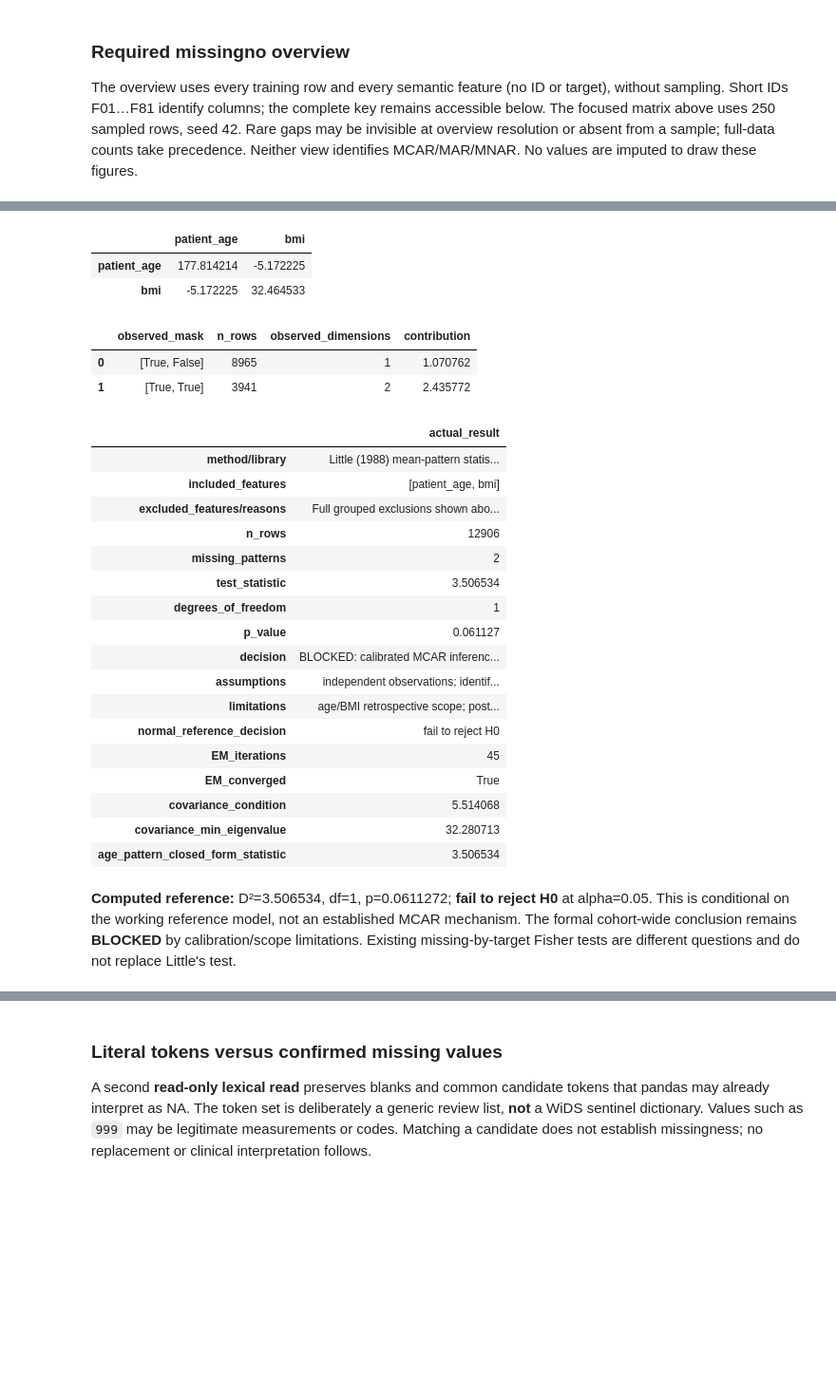
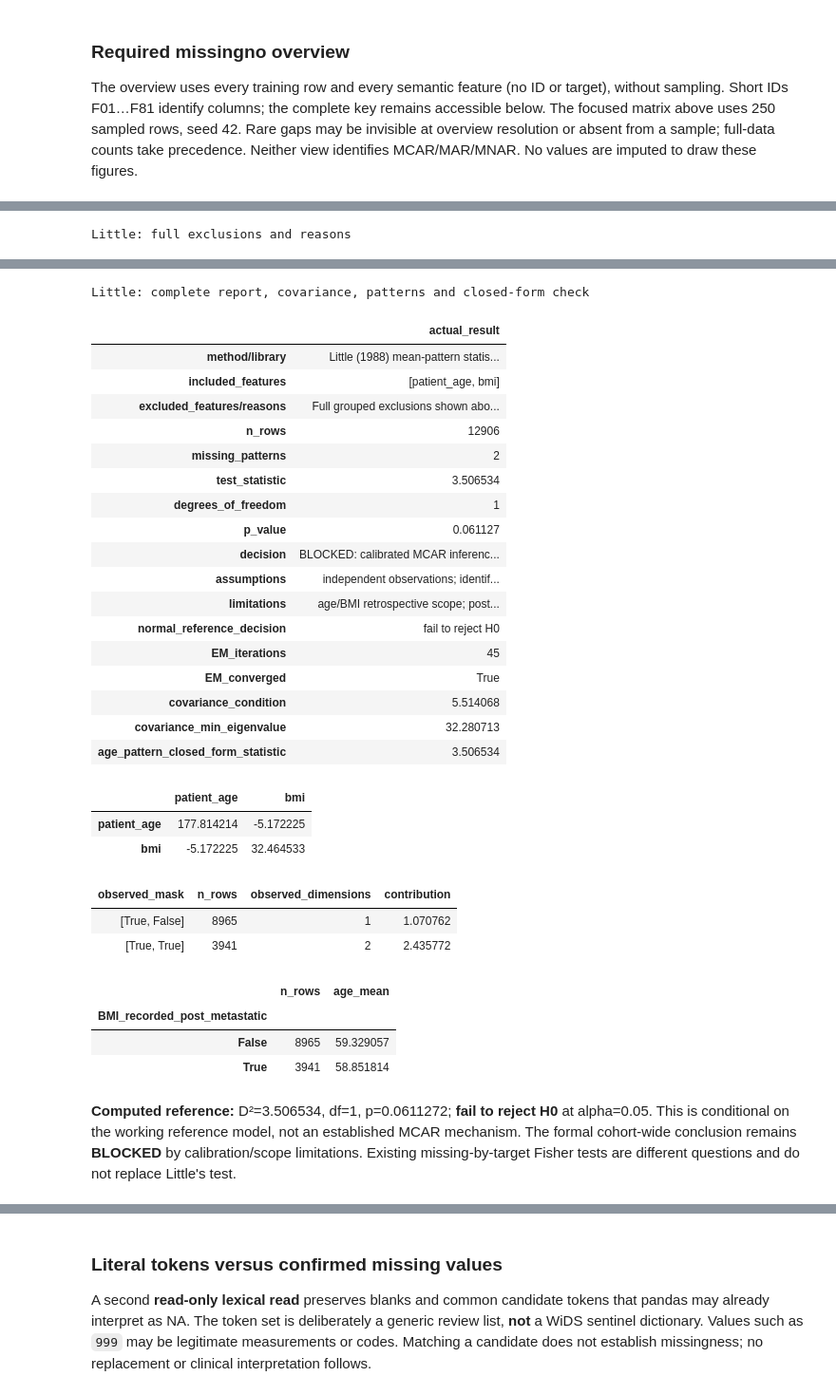
Before and after one commit to hungstupid/data-mining-preprocessing, a Jupyter notebook: book/tabular/01_eda.ipynb, the cells around one changed output, grey strips where cells are left out. Shown at 95% size. Saved outputs shown, nothing was run; the diff lists cells and outputs as text; code cells hidden in the pictures; blank space fills up the shorter version.

```diff
--- a/book/tabular/01_eda.ipynb
+++ b/book/tabular/01_eda.ipynb
@@ -686,8 +698,8 @@ little_exclusion_groups = pd.DataFrame([
      "reason": "contextual/shared-ZIP numerical variables; dependence and singular/compositional covariance risk"},
     {"excluded_features": [ID, TARGET], "reason": "identifier and outcome; not candidate numerical measurements"},
 ])
-with pd.option_context("display.max_colwidth", None):
-    display(little_exclusion_groups)
+display(HTML("<details><summary>Little: full exclusions and reasons</summary>"
+             + little_exclusion_groups.to_html(index=False) + "</details>"))
 little_report = {
     "method/library": "Little (1988) mean-pattern statistic; local Gaussian ML/EM; NumPy/SciPy",
     "included_features": little_included,
@@ -716,16 +728,22 @@ try:
         (age_by_bmi_recording.age_mean - df.patient_age.mean())**2).sum() / df.patient_age.var(ddof=0))
     assert np.isclose(age_mean_quadratic, little_result["statistic"], rtol=1e-6, atol=1e-8)
     little_report["age_pattern_closed_form_statistic"] = age_mean_quadratic
-    display(age_by_bmi_recording)
-    display(pd.DataFrame(little_result["covariance_ml"], index=little_included, columns=little_included))
-    display(pd.DataFrame(little_result["pattern_details"]))
 except (ValueError, ArithmeticError, RuntimeError, np.linalg.LinAlgError) as error:
     little_report["decision"] = "BLOCKED: " + str(error)
     little_report["normal_reference_decision"] = "NOT TESTABLE"
     little_result = None
+core_little_fields = ["included_features", "n_rows", "missing_patterns", "test_statistic",
+                      "degrees_of_freedom", "p_value", "normal_reference_decision", "decision"]
 with pd.option_context("display.max_colwidth", None):
-    display(pd.Series(little_report, name="actual_result").to_frame())
+    display(pd.Series(little_report, name="actual_result").loc[core_little_fields].to_frame())
 if little_result is not None:
+    display(HTML(
+        "<details><summary>Little: complete report, covariance, patterns and closed-form check</summary>"
+        + pd.Series(little_report, name="actual_result").to_frame().to_html()
+        + pd.DataFrame(little_result["covariance_ml"], index=little_included, columns=little_included).to_html()
+        + pd.DataFrame(little_result["pattern_details"]).to_html(index=False)
+        + age_by_bmi_recording.to_html() + "</details>"
+    ))
     display(Markdown(
         f"**Computed reference:** D²={little_result['statistic']:.6f}, "
         f"df={little_result['degrees_of_freedom']}, p={little_result['p_value']:.6g}; "
@@ -735,3 +753,4 @@ if little_result is not None:
         "Existing missing-by-target Fisher tests are different questions and do not replace Little's test."
     ))
 # %% [output]
+Little: full exclusions and reasons
@@ -747,26 +771,31 @@ if little_result is not None:
+Little: complete report, covariance, patterns and closed-form check
-|  | patient_age | bmi |
-| patient_age | 177.814214 | -5.172225 |
-| bmi | -5.172225 | 32.464533 |
+|  | actual_result |
+| method/library | Little (1988) mean-pattern statis... |
+| included_features | [patient_age, bmi] |
+| excluded_features/reasons | Full grouped exclusions shown abo... |
+| n_rows | 12906 |
+| missing_patterns | 2 |
+| test_statistic | 3.506534 |
+| degrees_of_freedom | 1 |
+| p_value | 0.061127 |
+| decision | BLOCKED: calibrated MCAR inferenc... |
+| assumptions | independent observations; identif... |
+| limitations | age/BMI retrospective scope; post... |
+| normal_reference_decision | fail to reject H0 |
+| EM_iterations | 45 |
+| EM_converged | True |
+| covariance_condition | 5.514068 |
+| covariance_min_eigenvalue | 32.280713 |
+| age_pattern_closed_form_statistic | 3.506534 |
-|  | observed_mask | n_rows | observed_dimensions | contribution |
-| 0 | [True, False] | 8965 | 1 | 1.070762 |
-| 1 | [True, True] | 3941 | 2 | 2.435772 |
+|  | patient_age | bmi |
+| patient_age | 177.814214 | -5.172225 |
+| bmi | -5.172225 | 32.464533 |
-|  | actual_result |
-| method/library | Little (1988) mean-pattern statis... |
-| included_features | [patient_age, bmi] |
-| excluded_features/reasons | Full grouped exclusions shown abo... |
-| n_rows | 12906 |
-| missing_patterns | 2 |
-| test_statistic | 3.506534 |
-| degrees_of_freedom | 1 |
-| p_value | 0.061127 |
-| decision | BLOCKED: calibrated MCAR inferenc... |
-| assumptions | independent observations; identif... |
-| limitations | age/BMI retrospective scope; post... |
-| normal_reference_decision | fail to reject H0 |
-| EM_iterations | 45 |
-| EM_converged | True |
-| covariance_condition | 5.514068 |
-| covariance_min_eigenvalue | 32.280713 |
-| age_pattern_closed_form_statistic | 3.506534 |
+| observed_mask | n_rows | observed_dimensions | contribution |
+| [True, False] | 8965 | 1 | 1.070762 |
+| [True, True] | 3941 | 2 | 2.435772 |
+|  | n_rows | age_mean |
+| BMI_recorded_post_metastatic |  |  |
+| False | 8965 | 59.329057 |
+| True | 3941 | 58.851814 |
 **Computed reference:** D²=3.506534, df=1, p=0.0611272; **fail to reject H0** at alpha=0.05. This is conditional on the working reference model, not an established MCAR mechanism. The formal cohort-wide conclusion remains **BLOCKED** by calibration/scope limitations. Existing missing-by-target Fisher tests are different questions and do not replace Little's test.
 # %% [markdown]
```
Also changed, not shown: parts of 20 cells of this notebook, 1 other file.
